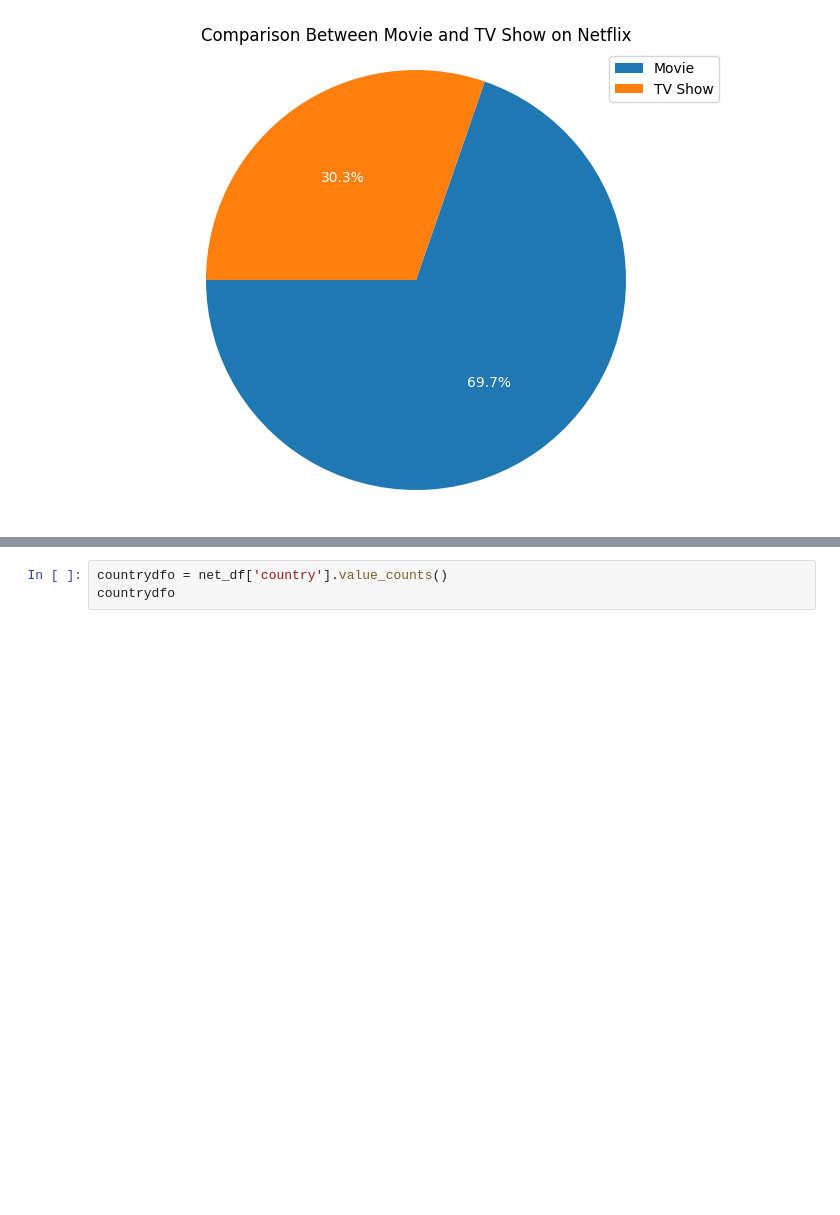
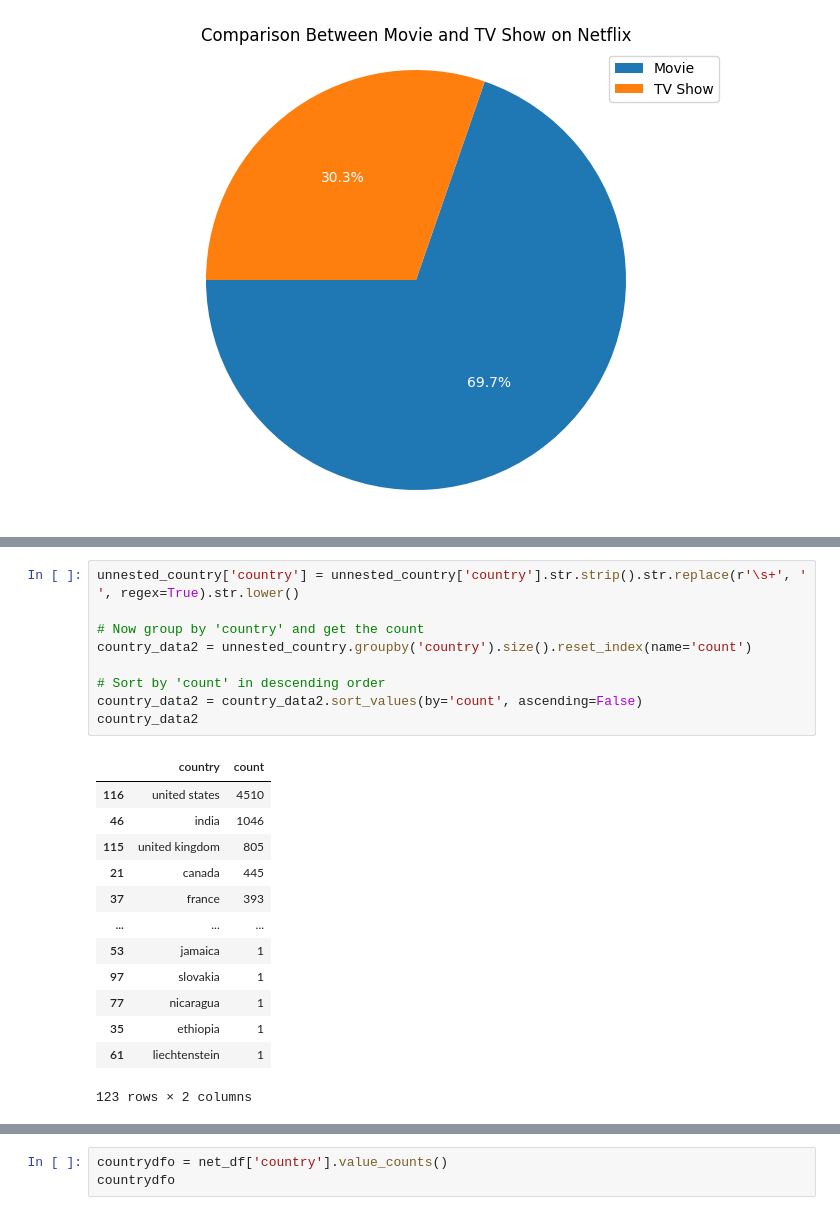
Before and after one commit to PatandyaW/Skripsikkk, a Jupyter notebook: Skripsik.ipynb, the cells around one changed output, grey strips where cells are left out. Cells and saved outputs as stored; diff of their text form; blank space fills up the shorter version.

```diff
--- a/Skripsik.ipynb
+++ b/Skripsik.ipynb
@@ -472,2 +498,25 @@ unnested_age_ratings.head(15)
+# %%
+unnested_country['country'] = unnested_country['country'].str.strip().str.replace(r'\s+', ' ', regex=True).str.lower()
+
+# Now group by 'country' and get the count
+country_data2 = unnested_country.groupby('country').size().reset_index(name='count')
+
+# Sort by 'count' in descending order
+country_data2 = country_data2.sort_values(by='count', ascending=False)
+country_data2
+# %% [output]
+|  | country | count |
+| 116 | united states | 4510 |
+| 46 | india | 1046 |
+| 115 | united kingdom | 805 |
+| 21 | canada | 445 |
+| 37 | france | 393 |
+| ... | ... | ... |
+| 53 | jamaica | 1 |
+| 97 | slovakia | 1 |
+| 77 | nicaragua | 1 |
+| 35 | ethiopia | 1 |
+| 61 | liechtenstein | 1 |
+123 rows × 2 columns
 # %%
 
```
Also changed, not shown: parts of 17 cells of this notebook.
